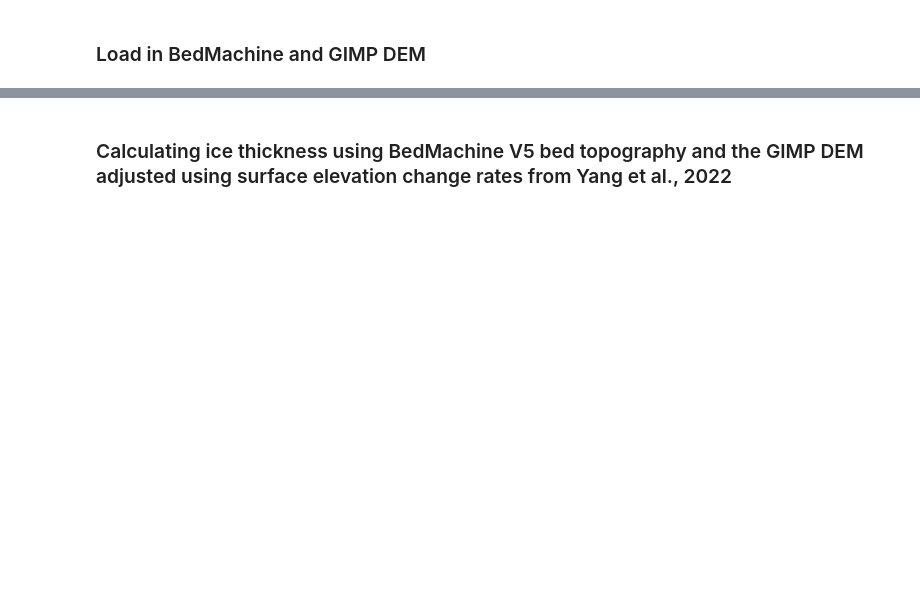
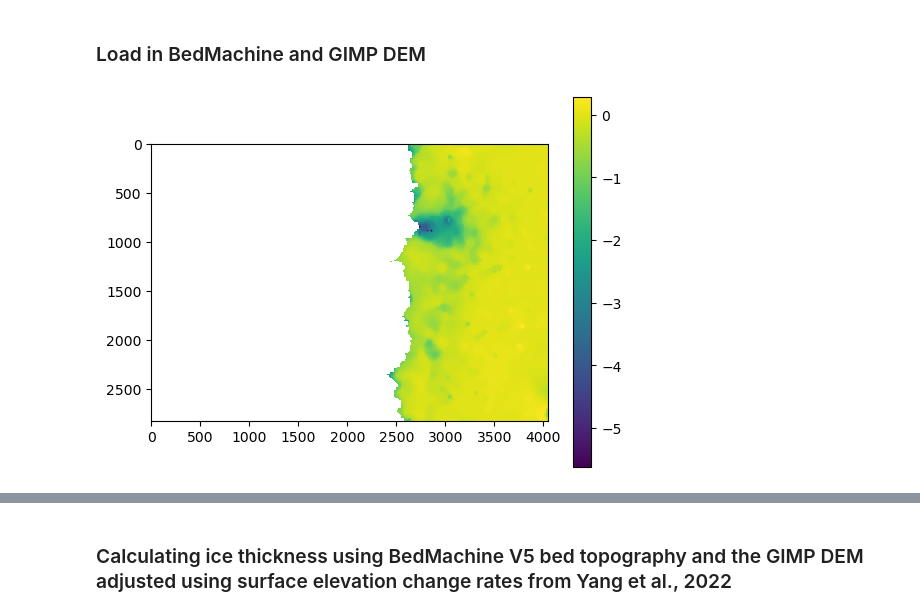
Before and after one commit to ry-ing/GrIS_late-season-melt-event, a Jupyter notebook: code/processing/sentinel1_discharge_processing_land-term.ipynb, the cells around one changed output, grey strips where cells are left out. Saved outputs shown, nothing was run; the diff lists cells and outputs as text; code cells hidden in the pictures; blank space fills up the shorter version.

```diff
--- a/code/processing/sentinel1_discharge_processing_land-term.ipynb
+++ b/code/processing/sentinel1_discharge_processing_land-term.ipynb
@@ -27,7 +27,7 @@ from rasterio.enums import Resampling
 ## Define data directories
 # %%
 internal_data_dir = 'C:/Users/s1834371/Documents/GrIS_late-season-melt-event' #internal data dir within the github repo
-data_dir = 'R:/DATA_FOR_GRIS-LATE-SEASON-MELT'# External data (e.g. bedmachine)
+data_dir = 'C:/Users/s1834371/Documents/DATA_FOR_GRIS-LATE-SEASON-MELT'#'R:/DATA_FOR_GRIS-LATE-SEASON-MELT'# External data (e.g. bedmachine)
 # %% [markdown]
 ### Define all functions used for processing
 # %%
@@ -63,10 +63,9 @@ def common_grid(data, name, raster=None): # reprojects rio datasets to a common
     if raster == True:
         data = data.to_dataset('band') # convert to dataset
         data = data.rename({1: name}) # rename band to speed
-    #data.rio.write_nodata(-9999, inplace=True) # set nodata value
     data.rio.write_crs("epsg:3413", inplace=True) # set CRS, north polar stereographic
-    commongrid = data.rio.reproject_match(geotiffs_U, resampling=Resampling.bilinear) # resample to velocity grid
-    commongrid = commongrid.assign_coords({"x": geotiffs_U.x, "y": geotiffs_U.y,}) # set to velocity grid, due to tiny differences
+    commongrid = data.rio.reproject_match(geotiffs_S_avg, resampling=Resampling.nearest) # resample to velocity grid
+    commongrid = commongrid.assign_coords({"x": geotiffs_S_avg.x, "y": geotiffs_S_avg.y,}) # set to velocity grid, due to tiny differences
     commongrid = ROI_select(commongrid, internal_data_dir + '\data\discharge\GIMP_landmask_nps.shp', invert=True) # clip to ice
 
     return commongrid
@@ -99,24 +116,42 @@ geotiffs_V = geotiffs_V.rename({1: 'V'}) # rename band to speed
 # BedMachineV5_commongrid = common_grid(BedMachineV5, 'bed')
 # BedMachineV5_commongrid_error = common_grid(BedMachineV5_error, 'bed_error')
 
-BedMachineV5 = xr.open_dataset(data_dir + '/BedMachineGreenland-v5.nc', engine='netcdf4')
-BedMachineV5['x'] = BedMachineV5['x'].astype('float64')
-BedMachineV5['y'] = BedMachineV5['y'].astype('float64')
+# BedMachineV5 = xr.open_dataset(data_dir + '/BedMachineGreenland-v5.nc', engine='netcdf4')
+# BedMachineV5['x'] = BedMachineV5['x'].astype('float64')
+# BedMachineV5['y'] = BedMachineV5['y'].astype('float64')
 
-BedMachineV5_commongrid = common_grid(BedMachineV5['bed'], 'bed', raster=False)
+# BedMachineV5_commongrid = common_grid(BedMachineV5['bed'], 'bed', raster=False)
 
-BedMachineV5_error = common_grid(BedMachineV5['errbed'], 'errbed', raster=False)
-BedMachineV5_thickness = common_grid(BedMachineV5['thickness'], 'thickness', raster=False)
+# BedMachineV5_error = common_grid(BedMachineV5['errbed'], 'errbed', raster=False)
+# BedMachineV5_thickness = common_grid(BedMachineV5['thickness'], 'thickness', raster=False)
 
-# Load in surface elevation data
-gimp_dem = xr.open_rasterio(data_dir + '/gimpdem_merged_SW.tif') #2009 to 2015
-gimp_dem_commongrid = common_grid(gimp_dem, 'elev', raster=True)
+# # Load in surface elevation data
+# gimp_dem = xr.open_rasterio(data_dir + '/gimpdem_merged_SW.tif') #2009 to 2015
+# gimp_dem_commongrid = common_grid(gimp_dem, 'elev', raster=True)
+
+# gimp_dem_maxdate = xr.open_rasterio(data_dir + '/gimpdem_merged_SW_maxdate.tif')
+# gimp_dem_maxdate_commongrid = common_grid(gimp_dem_maxdate, 'date', raster=True)
+
+# gimp_dem_mindate = xr.open_rasterio(data_dir + '/gimpdem_merged_SW_mindate.tif')
+# gimp_dem_mindate_commongrid = common_grid(gimp_dem_mindate, 'date', raster=True)
 
 cryosat2 = xr.open_rasterio(data_dir + '/elevation_change_dataset_GrIS/Cryosat2_EC.tif')
+cryosat2.rio.write_nodata(-3.40282e+38, inplace=True) # set nodata value
 cryosat2_commongrid = common_grid(cryosat2, 'EC', raster=True) # 2010 TO 2018
 
 ICEsat2 = xr.open_rasterio(data_dir + '/elevation_change_dataset_GrIS/ICEsat2_EC.tif')
+ICEsat2.rio.write_nodata(-3.40282e+38, inplace=True) # set nodata value
 ICEsat2_commongrid = common_grid(ICEsat2, 'EC', raster=True) # 2018 TO 2020
+# %%
+cryosat2_commongrid_2 = cryosat2_commongrid.where(cryosat2_commongrid['EC']<10000, np.nan)
+cryosat2_commongrid_3 = cryosat2_commongrid_2.where(cryosat2_commongrid_2['EC']>-10000, np.nan)
+cryosat2_commongrid_3.to_netcdf(data_dir + '/elevation_change_dataset_GrIS/Cryosat2_EC.nc')
+
+plt.imshow(cryosat2_commongrid_3['EC'])
+plt.colorbar()
+plt.show()
+# %% [output]
+[figure, added]
 # %%
 geotiffs_U.rio.write_crs("epsg:3413", inplace=True) # set CRS, north polar stereographic
 geotiffs_V.rio.write_crs("epsg:3413", inplace=True) # set CRS, north polar stereographic
```
Also changed, not shown: parts of 18 cells of this notebook, 12 other files.
